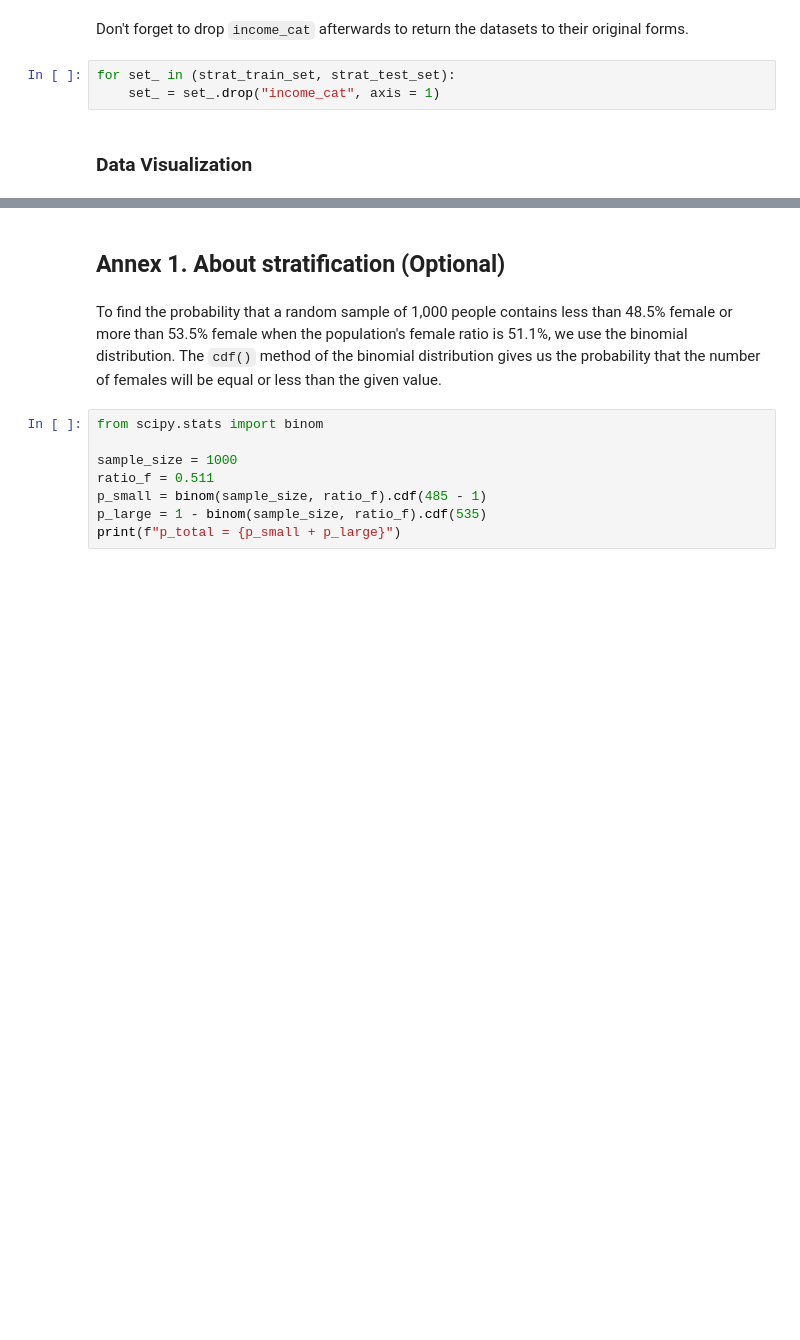
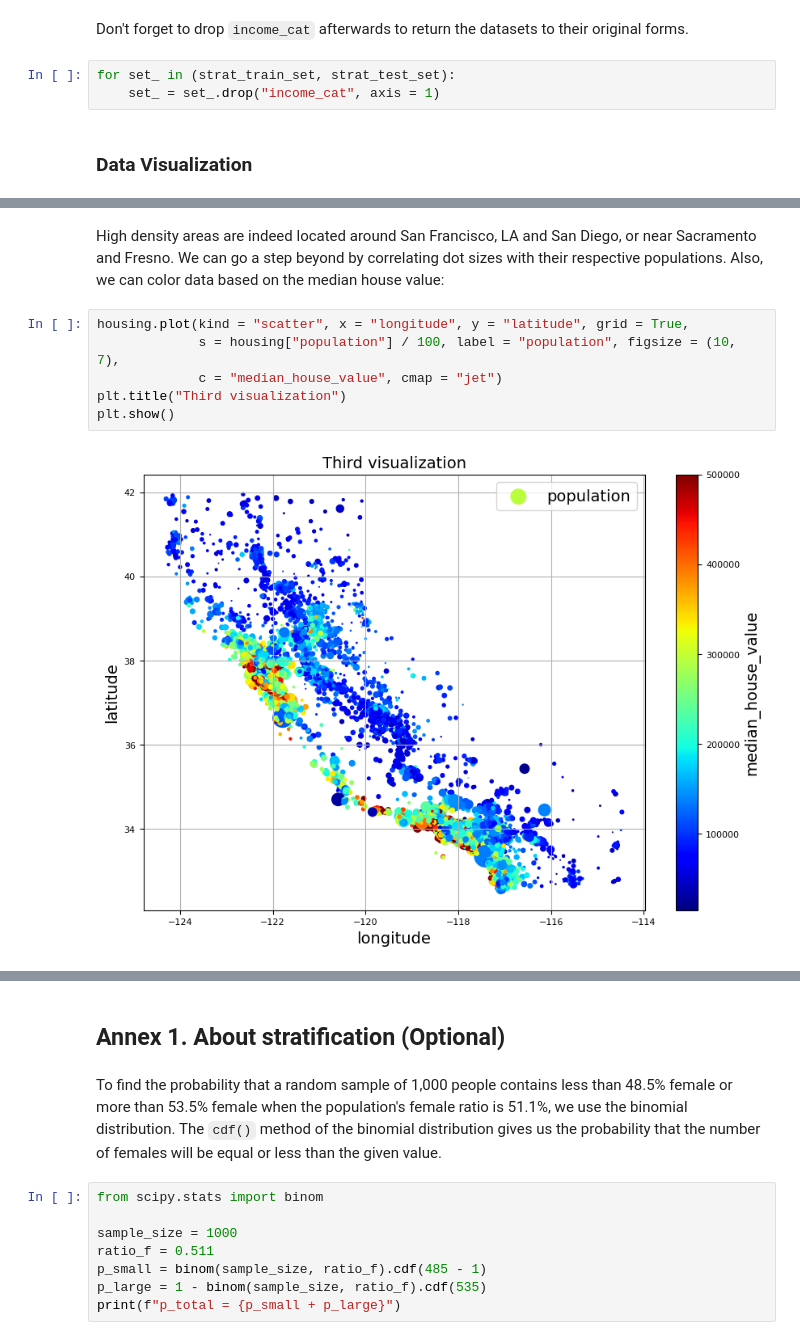
Before and after one commit to bictorbang/ML_notebooks, a Jupyter notebook: machine_learning_with_scikit_learn/02_end_to_end_machine_learning_project/02.ipynb, the cells around one changed output, grey strips where cells are left out. Drawn from its saved outputs; the diff is of its cells as text; blank space fills up the shorter version.

```diff
--- a/machine_learning_with_scikit_learn/02_end_to_end_machine_learning_project/02.ipynb
+++ b/machine_learning_with_scikit_learn/02_end_to_end_machine_learning_project/02.ipynb
@@ -288,0 +309,11 @@ for set_ in (strat_train_set, strat_test_set):
+# %% [markdown]
+High density areas are indeed located around San Francisco, LA and San Diego, or near Sacramento and Fresno.
+We can go a step beyond by correlating dot sizes with their respective populations. Also, we can color data based on the median house value:
+# %%
+housing.plot(kind = "scatter", x = "longitude", y = "latitude", grid = True,
+             s = housing["population"] / 100, label = "population", figsize = (10, 7),
+             c = "median_house_value", cmap = "jet")
+plt.title("Third visualization")
+plt.show()
+# %% [output]
+[figure, added]
```
Also changed, not shown: parts of 9 cells of this notebook, 1 other file.
